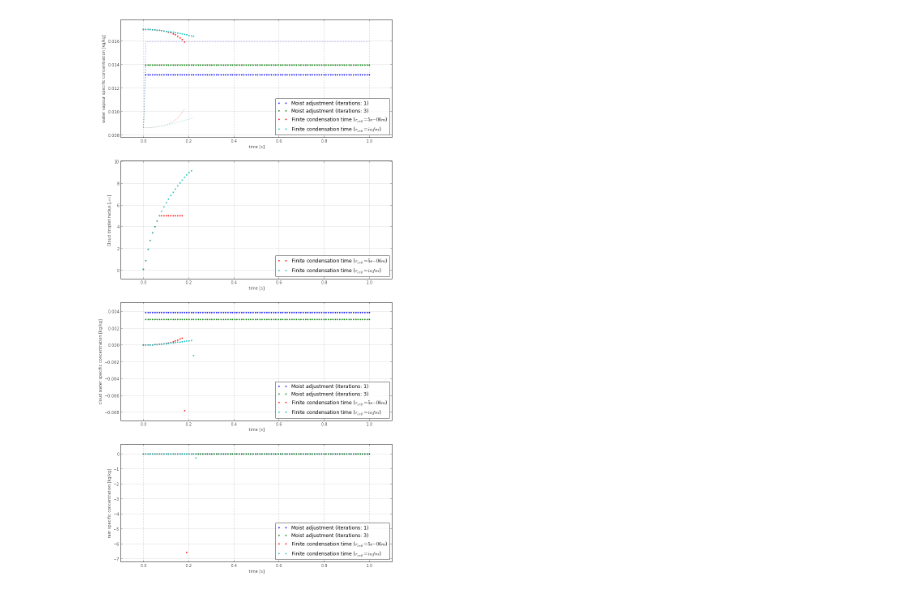
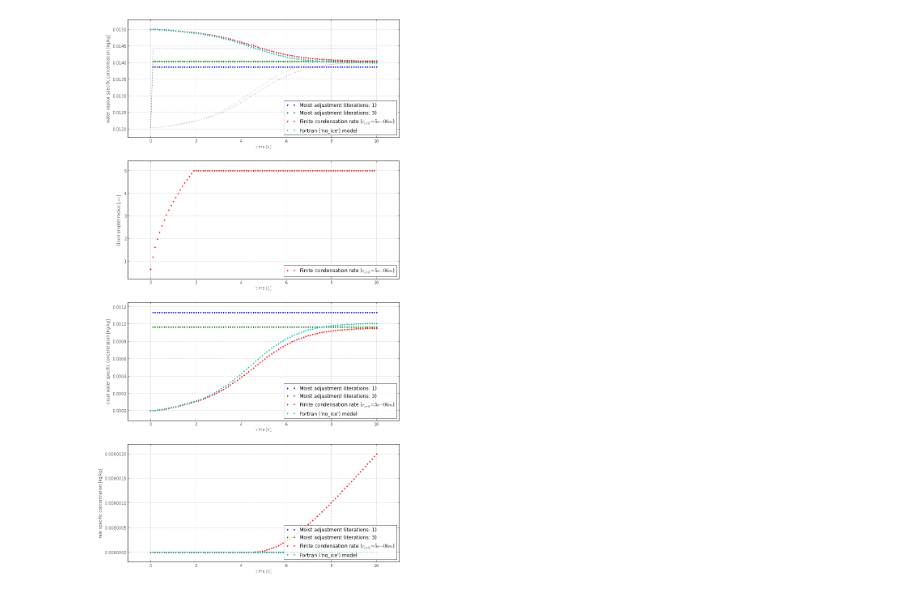
Before and after one commit to leifdenby/python-cloudmodel, a Jupyter notebook: pyclouds/notebooks/Microphysics integration.ipynb, the cells around one changed output. Cells and saved outputs as stored; diff of their text form; code cells hidden in the pictures.

Commit message:
No-ice microphysics in agreement with fortran
Also fixed mixture heat capacity calculation bug, wasn't using heat
capacity for liquid.

```diff
--- a/pyclouds/notebooks/Microphysics integration.ipynb
+++ b/pyclouds/notebooks/Microphysics integration.ipynb
@@ -10,22 +10,27 @@ from pyclouds.common import Var
 from pyclouds.plotting import plot_hydrometeor_evolution
 # %%
 initial_condition = np.zeros((Var.NUM))
-initial_condition[Var.q_v] = 0.017
-initial_condition[Var.T] = 285.
-p0 = 101325.1  # [Pa]
+initial_condition[Var.q_v] = 1.5e-2
+initial_condition[Var.q_l] = 2.0e-7
 
-t_ = np.linspace(0., 1., 100)
+initial_condition[Var.T] = 288.
+p0 = 88676.  # [Pa]
+
+t_ = np.linspace(0., 10., 100)
 
 SolverClass = odespy.Euler
 
 microphysics_model = cloud_microphysics.MoistAdjustmentMicrophysics()
-sol = microphysics_model.integrate(initial_condition=initial_condition, t=t_, p0=p0)
-sol1 = microphysics_model.integrate(initial_condition=initial_condition, t=t_, p0=p0, iterations=3)
-sol2 = cloud_microphysics.FiniteCondensationTimeMicrophysics().integrate(initial_condition=initial_condition, t=t_, p0=p0, SolverClass=SolverClass)
-sol3 = cloud_microphysics.FiniteCondensationTimeMicrophysics(r_crit=6e-6).integrate(initial_condition=initial_condition, t=t_, p0=p0, SolverClass=SolverClass)
-sol3 = cloud_microphysics.FiniteCondensationTimeMicrophysics(r_crit=np.inf).integrate(initial_condition=initial_condition, t=t_, p0=p0, SolverClass=SolverClass)
+solutions = []
+solutions.append(microphysics_model.integrate(initial_condition=initial_condition, t=t_, p0=p0))
+solutions.append(microphysics_model.integrate(initial_condition=initial_condition, t=t_, p0=p0, iterations=3))
+#solutions.append(cloud_microphysics.FiniteCondensationTimeMicrophysics().integrate(initial_condition=initial_condition, t=t_, p0=p0, SolverClass=SolverClass))
+solutions.append(cloud_microphysics.FiniteCondensationTimeMicrophysics().integrate(initial_condition=initial_condition, t=t_, p0=p0, SolverClass=SolverClass))
+#solutions.append(cloud_microphysics.FiniteCondensationTimeMicrophysics(r_crit=np.inf).integrate(initial_condition=initial_condition, t=t_, p0=p0, SolverClass=SolverClass))
+solutions.append(cloud_microphysics.FortranNoIceMicrophysics().integrate(initial_condition=initial_condition, t=t_, p0=p0, SolverClass=SolverClass))
+
 
 #sol2.plot()
-plot_hydrometeor_evolution([sol, sol1, sol2, sol3], variables=['q_v', 'r_c', 'q_l', 'q_r'])
+plot = plot_hydrometeor_evolution(solutions, variables=['q_v', 'r_c', 'q_l', 'q_r'])
 # %% [output]
-[figure, old version]
+[figure, new version]
```
Also changed, not shown: 4 other files.
